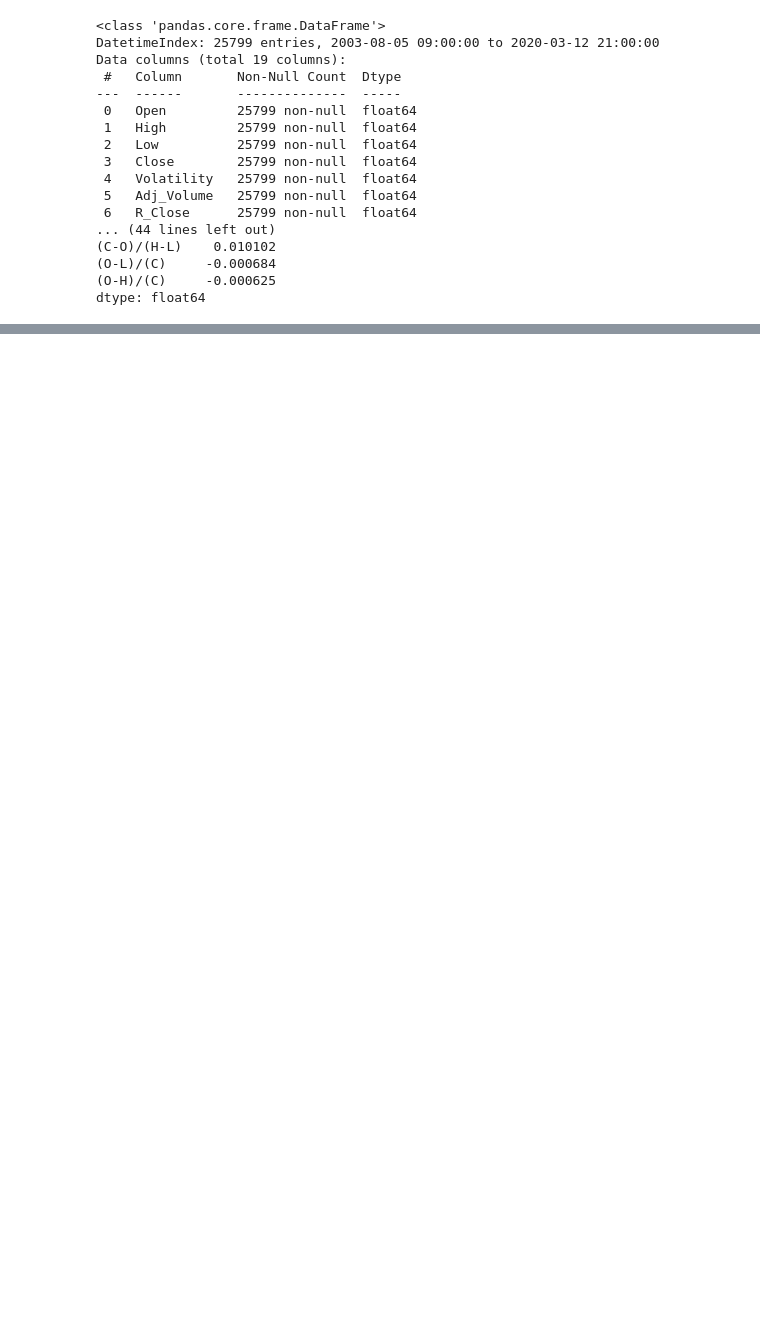
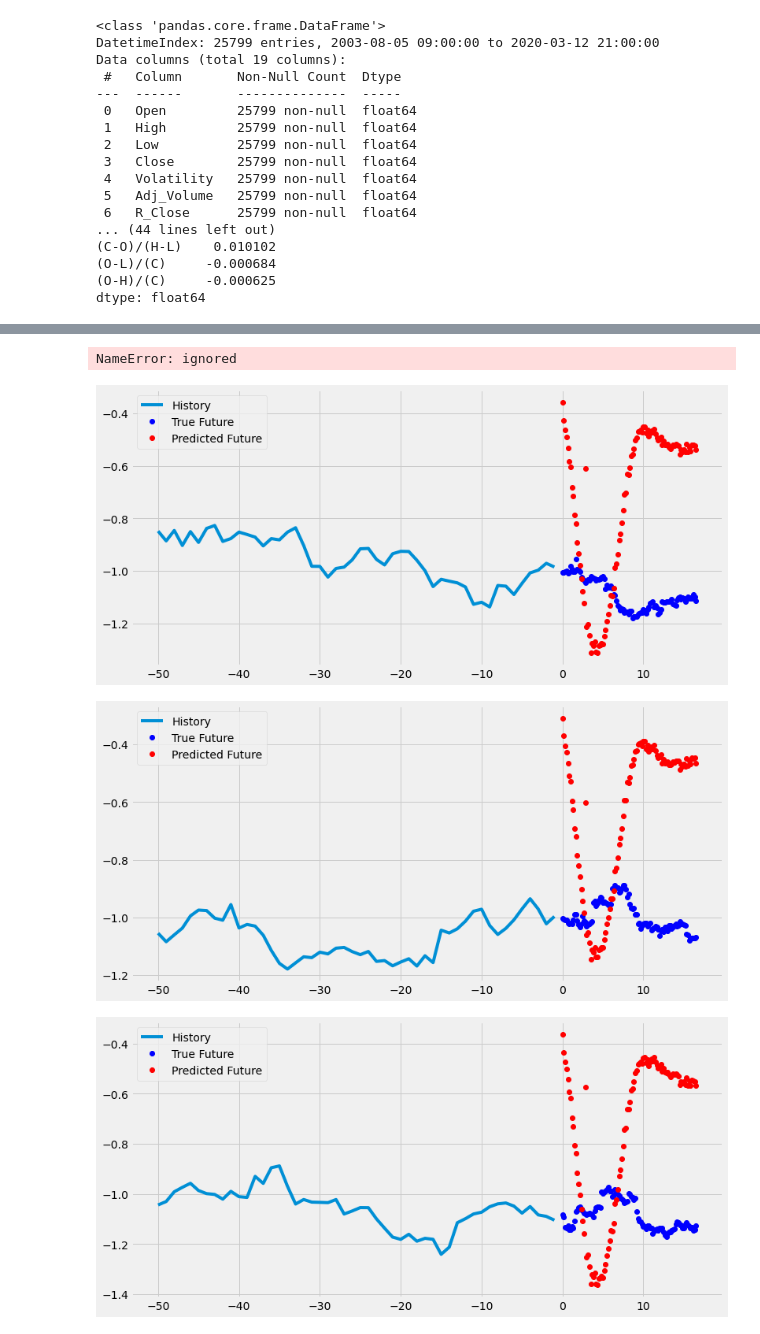
Before and after one commit to ShreyaVerma7/Algo, a Jupyter notebook: StockPrediction.ipynb, the cells around one changed output, grey strips where cells are left out. Cells and saved outputs as stored; diff of their text form; code cells hidden in the pictures; blank space fills up the shorter version.

```diff
--- a/StockPrediction.ipynb
+++ b/StockPrediction.ipynb
@@ -313,0 +230,13 @@ ValueError: ignored
+# %%
+import tensorflow as tf
+
+multi_step_model = tf.keras.models.Sequential()
+multi_step_model.add(tf.keras.layers.LSTM(64,
+                                          return_sequences=True,
+                                          input_shape=x_train.shape[-2:]))
+multi_step_model.add(tf.keras.layers.Dropout(0.25))
+multi_step_model.add(tf.keras.layers.LSTM(32, activation='relu'))
+multi_step_model.add(tf.keras.layers.Dense(100))
+
+multi_step_model.compile(optimizer=tf.keras.optimizers.RMSprop(clipvalue=1.0), loss='binary_crossentropy',metrics=['accuracy'])
+multi_step_model.summary()
@@ -313,0 +261,3 @@ ValueError: ignored
+# %%
+for x, y in val_data_multi.take(1):
+  print (multi_step_model.predict(x).shape)
@@ -313,0 +266,7 @@ ValueError: ignored
+# %%
+for i in range(100):
+  multi_step_history = multi_step_model.fit(train_data_multi, epochs=i,
+                                          steps_per_epoch=20,
+                                          validation_data=val_data_multi,
+                                          validation_steps=50)
+  multi_step_model.reset_states()
@@ -313,0 +283,11 @@ ValueError: ignored
+# %%
+plot_train_history(multi_step_history, 'Multi-Step Training and validation loss')
+# %% [output]
+NameError: ignored
+# %%
+for x, y in val_data_multi.take(10):
+  multi_step_plot(x[0], y[0], multi_step_model.predict(x)[0])
+# %% [output]
+[figure, added]
+[figure, added]
+[figure, added]
```
Also changed, not shown: parts of 26 cells of this notebook.
